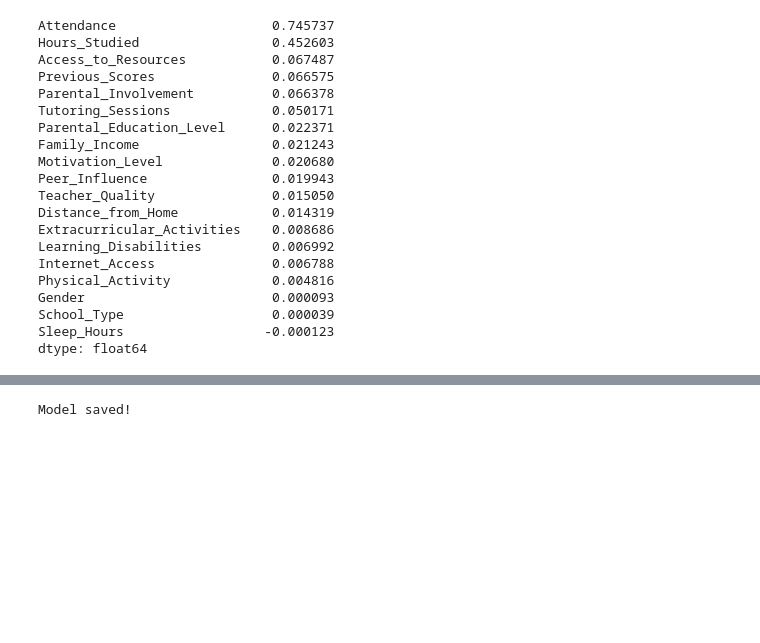
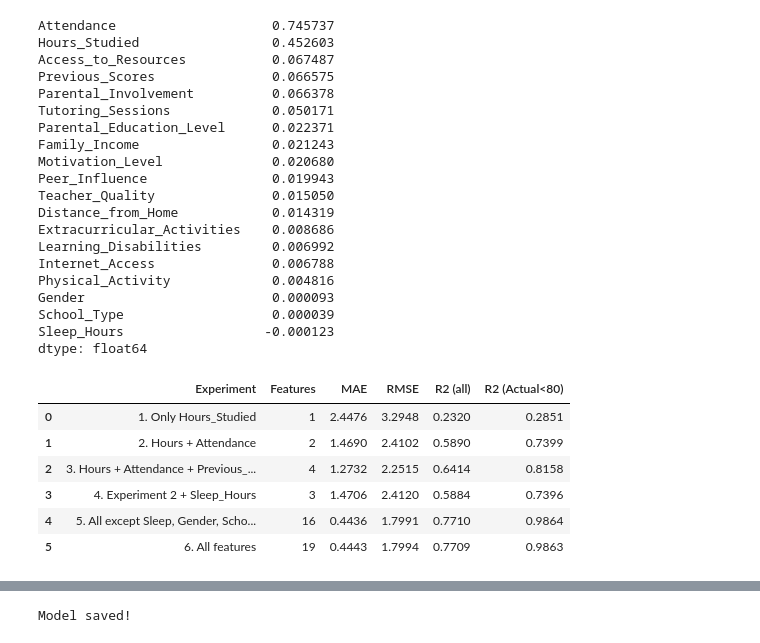
Before and after one commit to sejal-oli7/Elevvo-Machine-Learning-Internship, a Jupyter notebook: student_score_prediction.ipynb, the cells around one changed output, grey strips where cells are left out. Drawn from its saved outputs; the diff is of its cells as text; code cells hidden in the pictures; blank space fills up the shorter version.

```diff
--- a/student_score_prediction.ipynb
+++ b/student_score_prediction.ipynb
@@ -455,3 +452,61 @@ Gender                        0.000093
 School_Type                   0.000039
 Sleep_Hours                  -0.000123
 dtype: float64
+# %%
+# Bonus 1: Different feature combinations
+from sklearn.base import clone
+
+def run_experiment(name, features):
+    num  = [c for c in features if c in numeric_features]
+    ordi = [c for c in features if c in ordinal_features]
+    nom  = [c for c in features if c in nominal_features]
+
+    parts = []
+    if num:
+        parts.append(("num", clone(numeric_pipe), num))
+    if ordi:
+        ord_pipe = Pipeline([
+            ("imputer", SimpleImputer(strategy="most_frequent")),
+            ("ord", OrdinalEncoder(categories=[ordinal_map[c] for c in ordi])),
+            ("scaler", StandardScaler()),
+        ])
+        parts.append(("ord", ord_pipe, ordi))
+    if nom:
+        parts.append(("cat", clone(nominal_pipe), nom))
+
+    pipe = Pipeline([("prep", ColumnTransformer(parts)), ("reg", LinearRegression())])
+    pipe.fit(X_train[features], y_train)
+    pred = np.clip(pipe.predict(X_test[features]), 0, 100)
+
+    normal = (y_test.values < 80)
+    return {
+        "Experiment": name,
+        "Features": len(features),
+        "MAE": mean_absolute_error(y_test, pred),
+        "RMSE": np.sqrt(mean_squared_error(y_test, pred)),
+        "R2 (all)": r2_score(y_test, pred),
+        "R2 (Actual<80)": r2_score(y_test[normal], pred[normal]),
+    }
+
+all_features = X.columns.tolist()
+weak = ["Sleep_Hours", "Gender", "School_Type"]
+
+experiments = {
+    "1. Only Hours_Studied": ["Hours_Studied"],
+    "2. Hours + Attendance": ["Hours_Studied", "Attendance"],
+    "3. Hours + Attendance + Previous_Scores + Tutoring": ["Hours_Studied", "Attendance", "Previous_Scores", "Tutoring_Sessions"],
+    "4. Experiment 2 + Sleep_Hours": ["Hours_Studied", "Attendance", "Sleep_Hours"],
+    "5. All except Sleep, Gender, School_Type": [c for c in all_features if c not in weak],
+    "6. All features": all_features,
+}
+
+res = pd.DataFrame([run_experiment(k, v) for k, v in experiments.items()])
+res.round(4)
+# %% [output]
+|  | Experiment | Features | MAE | RMSE | R2 (all) | R2 (Actual<80) |
+| 0 | 1. Only Hours_Studied | 1 | 2.4476 | 3.2948 | 0.2320 | 0.2851 |
+| 1 | 2. Hours + Attendance | 2 | 1.4690 | 2.4102 | 0.5890 | 0.7399 |
+| 2 | 3. Hours + Attendance + Previous_... | 4 | 1.2732 | 2.2515 | 0.6414 | 0.8158 |
+| 3 | 4. Experiment 2 + Sleep_Hours | 3 | 1.4706 | 2.4120 | 0.5884 | 0.7396 |
+| 4 | 5. All except Sleep, Gender, Scho... | 16 | 0.4436 | 1.7991 | 0.7710 | 0.9864 |
+| 5 | 6. All features | 19 | 0.4443 | 1.7994 | 0.7709 | 0.9863 |
```
Also changed, not shown: parts of 3 cells of this notebook.
